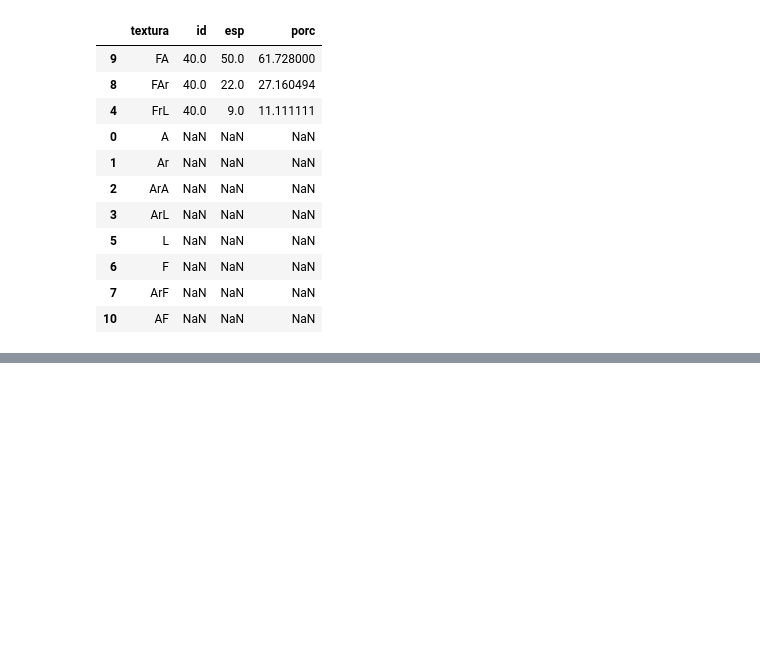
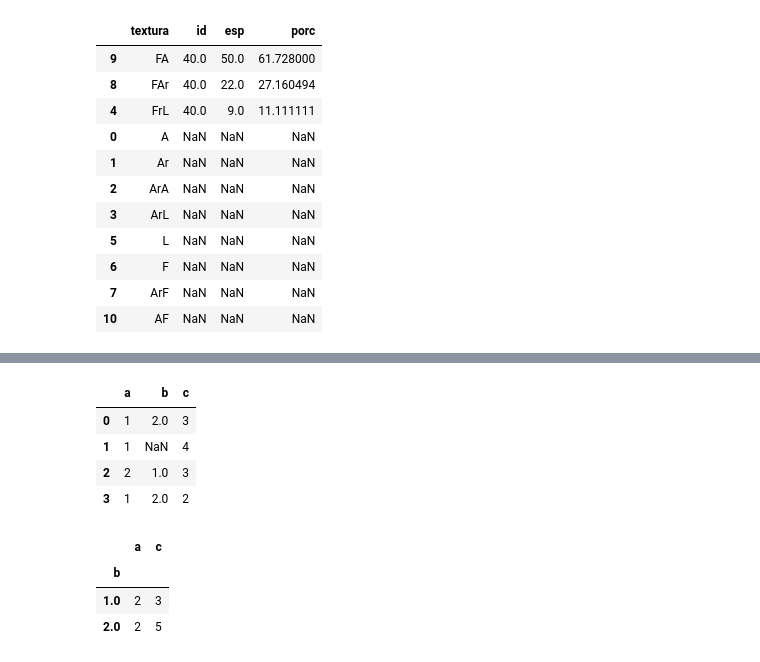
Before and after one commit to GermanMoran/TesisMaestria, a Jupyter notebook: codigos/PRUEBAS_LIBRERIAS.ipynb, the cells around one changed output, grey strips where cells are left out. Cells and saved outputs as stored; diff of their text form; code cells hidden in the pictures; blank space fills up the shorter version.

```diff
--- a/codigos/PRUEBAS_LIBRERIAS.ipynb
+++ b/codigos/PRUEBAS_LIBRERIAS.ipynb
@@ -293,0 +307,19 @@ a
+# %%
+#  Group by (Funcionamiento)
+
+l = [[1, 2, 3], [1, None, 4], [2, 1, 3], [1, 2, 2]]
+df = pd.DataFrame(l, columns=["a", "b", "c"])
+df
+# %% [output]
+|  | a | b | c |
+| 0 | 1 | 2.0 | 3 |
+| 1 | 1 | NaN | 4 |
+| 2 | 2 | 1.0 | 3 |
+| 3 | 1 | 2.0 | 2 |
+# %%
+df.groupby(by=["b"]).sum()
+# %% [output]
+|  | a | c |
+| b |  |  |
+| 1.0 | 2 | 3 |
+| 2.0 | 2 | 5 |
```
Also changed, not shown: parts of 10 cells of this notebook, 5 other files.
